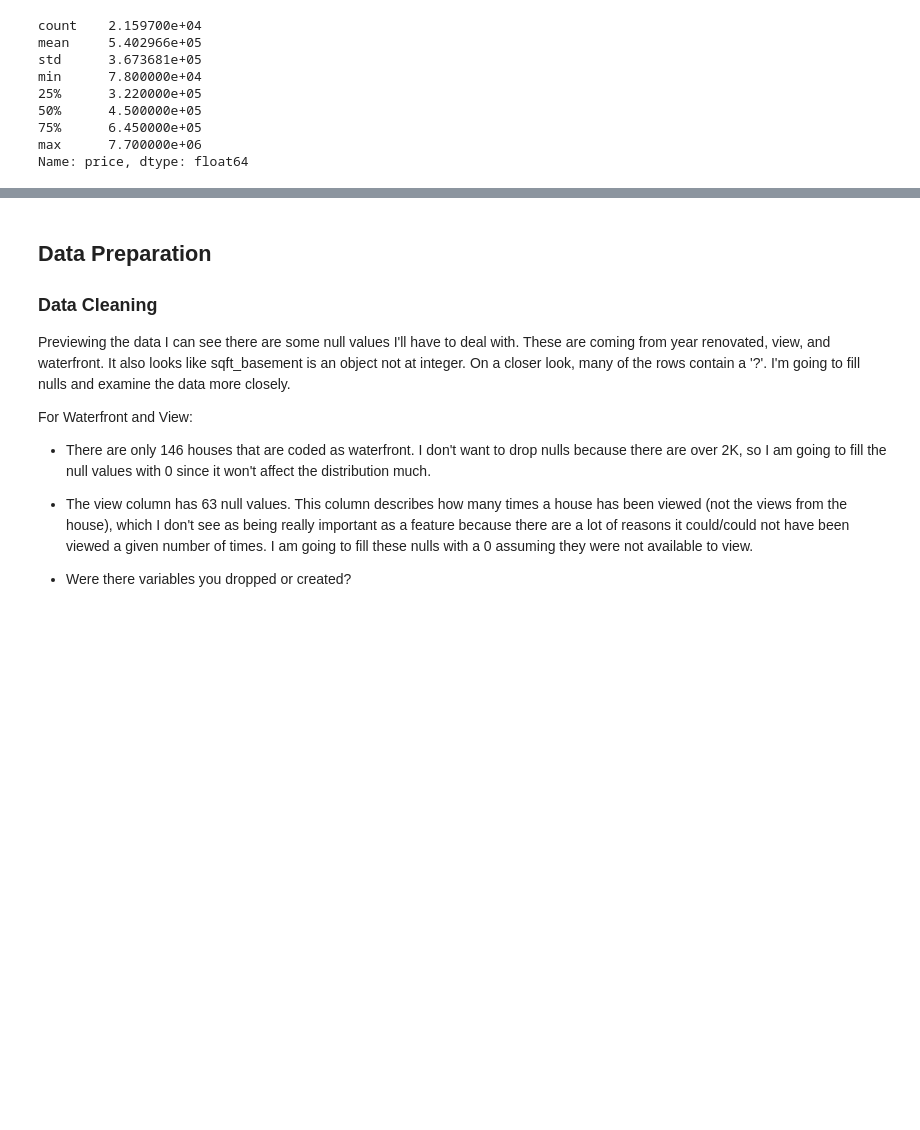
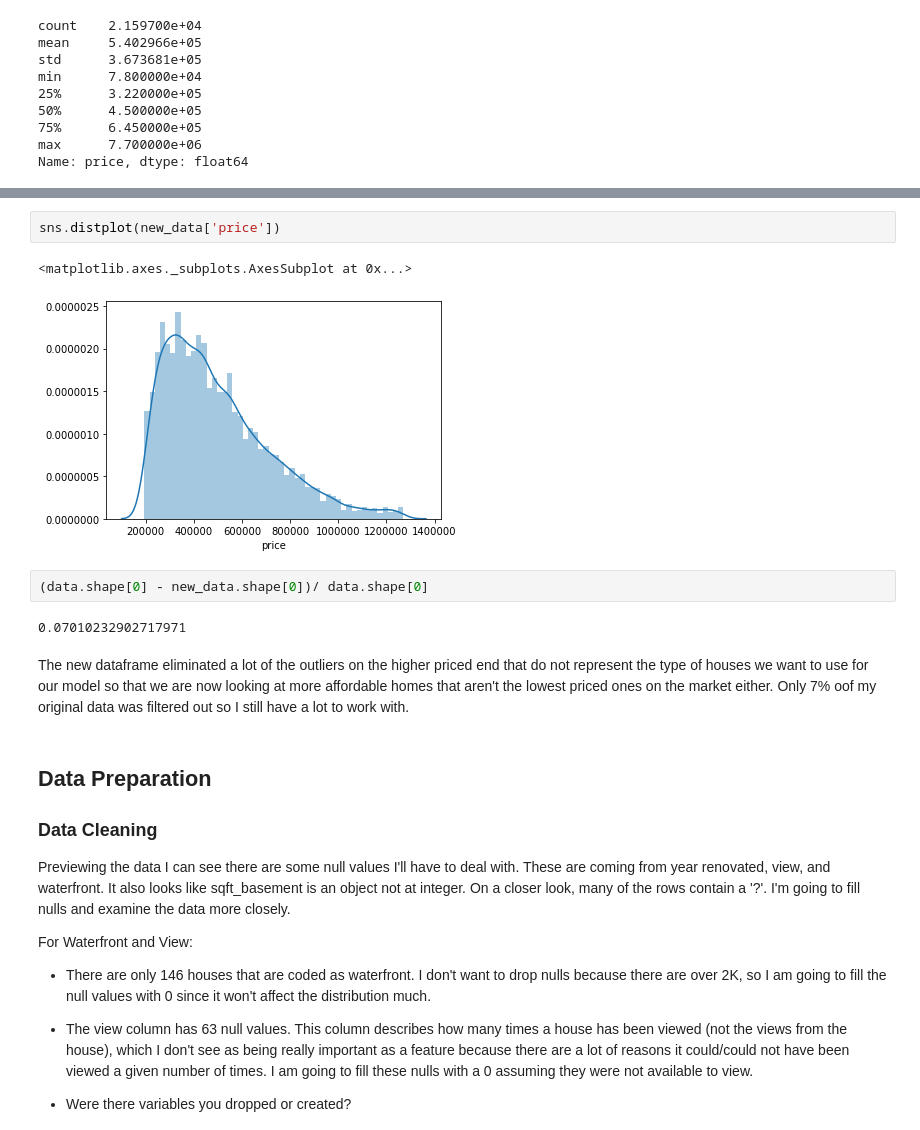
Before and after one commit to christisarv/linear-modeling-house-prices, a Jupyter notebook: Housing Data Model & Analysis.ipynb, the cells around one changed output, grey strips where cells are left out. Drawn from its saved outputs; the diff is of its cells as text; blank space fills up the shorter version.

```diff
--- a/Housing Data Model & Analysis.ipynb
+++ b/Housing Data Model & Analysis.ipynb
@@ -67,3 +104,14 @@ data['price'].std()
+# %%
+sns.distplot(new_data['price'])
+# %% [output]
+<matplotlib.axes._subplots.AxesSubplot at 0x...>
+[figure, added]
+# %%
+(data.shape[0] - new_data.shape[0])/ data.shape[0]
+# %% [output]
+0.07010232902717971
+# %% [markdown]
+The new dataframe eliminated a lot of the outliers on the higher priced end that do not represent the type of houses we want to use for our model so that we are now looking at more affordable homes that aren't the lowest priced ones on the market either. Only 7% oof my original data was filtered out so I still have a lot to work with.
 # %% [markdown]
 ## Data Preparation
 
```
Also changed, not shown: parts of 23 cells of this notebook.
